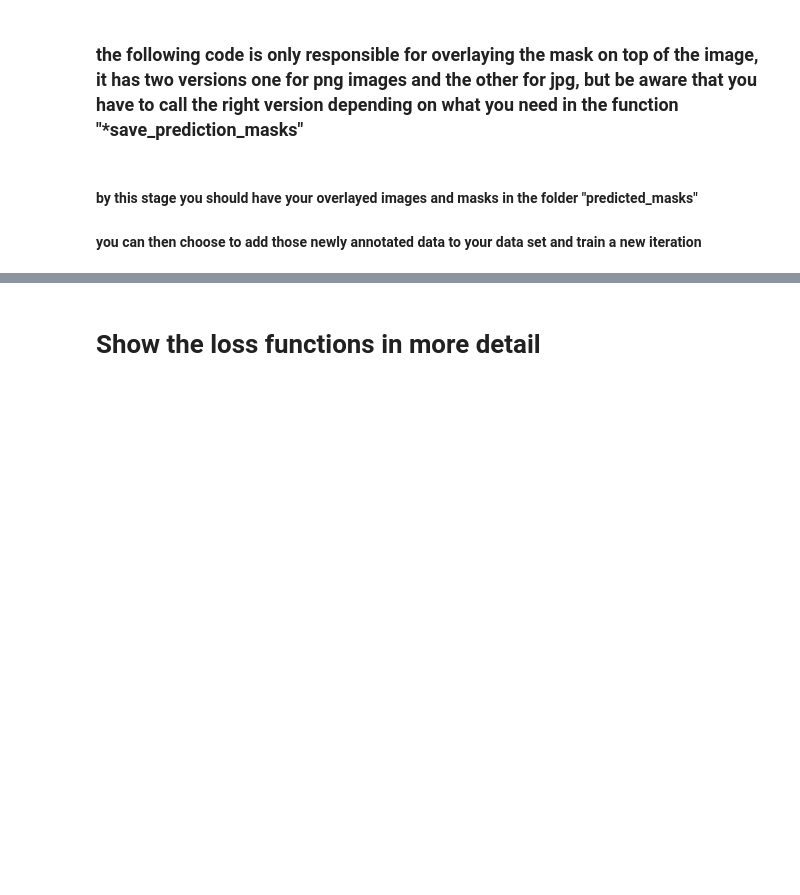
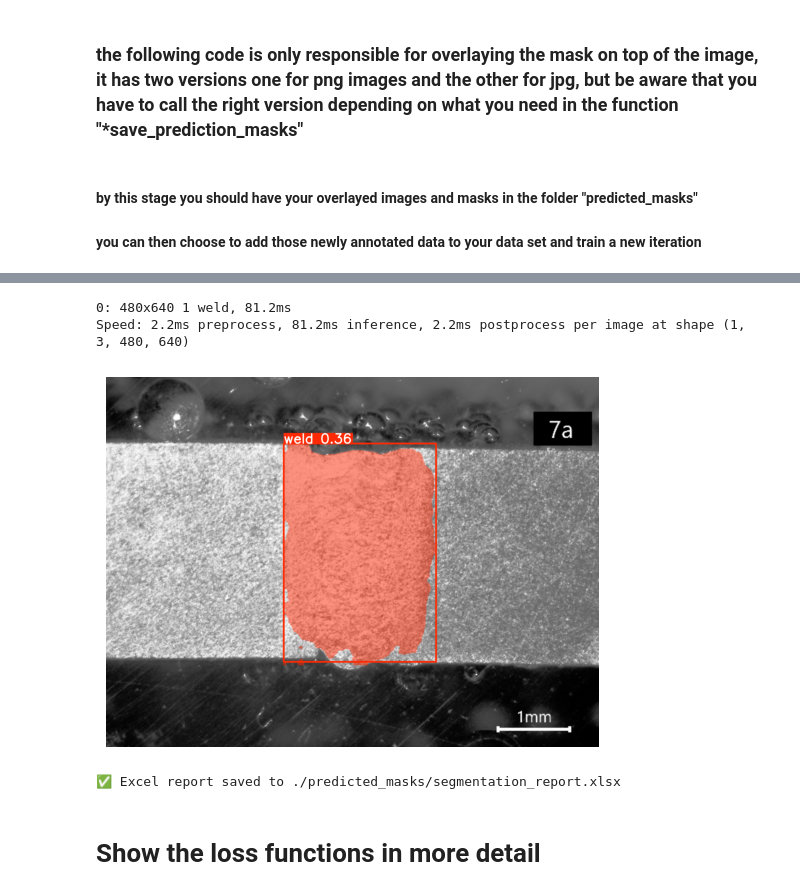
Before and after one commit to aveen007/LaserWeldMonitor, a Jupyter notebook: cv_postprocessing/YoloTraining.ipynb, the cells around one changed output, grey strips where cells are left out. Saved outputs shown, nothing was run; the diff lists cells and outputs as text; code cells hidden in the pictures; blank space fills up the shorter version.

```diff
--- a/cv_postprocessing/YoloTraining.ipynb
+++ b/cv_postprocessing/YoloTraining.ipynb
@@ -141,3 +188,36 @@ Overlay saved: ./predicted_masks/overlay/6b_jpg.rf.0928eaa952c0ca390db2c99ff72fd
+# %%
+import cv2
+import matplotlib.pyplot as plt
+from ultralytics import YOLO
+from PIL import Image
+
+model = YOLO(r'runs/segment/train11/weights/best.pt')
+
+# Path to your test image
+img_path = r'D:\LaserWeldMonitor\cv_postprocessing\predicted_masks\images\Training samples\REGULAR\7a.jpg'
+
+img = cv2.imread(img_path)
+gray = cv2.cvtColor(img, cv2.COLOR_BGR2GRAY)
+norm = cv2.equalizeHist(gray)
+
+# Convert back to 3 channels so YOLO accepts it
+norm_rgb = cv2.cvtColor(norm, cv2.COLOR_GRAY2BGR)
+
+results = model(norm_rgb, imgsz=[640],conf=0.1)
+
+plt.imshow(results[0].plot())
+plt.axis('off')
+plt.show()
+# %% [output]
+0: 480x640 1 weld, 81.2ms
+Speed: 2.2ms preprocess, 81.2ms inference, 2.2ms postprocess per image at shape (1, 3, 480, 640)
+[figure, added]
+# %%
+from postprocess import generate_segmentation_excel
+output_excel = './predicted_masks/segmentation_report.xlsx'
+generate_segmentation_excel(output_excel=output_excel)
+# %% [output]
+✅ Excel report saved to ./predicted_masks/segmentation_report.xlsx
 # %% [markdown]
 # Show the loss functions in more detail
 # %%
```
Also changed, not shown: parts of 7 cells of this notebook, 18 other files.
